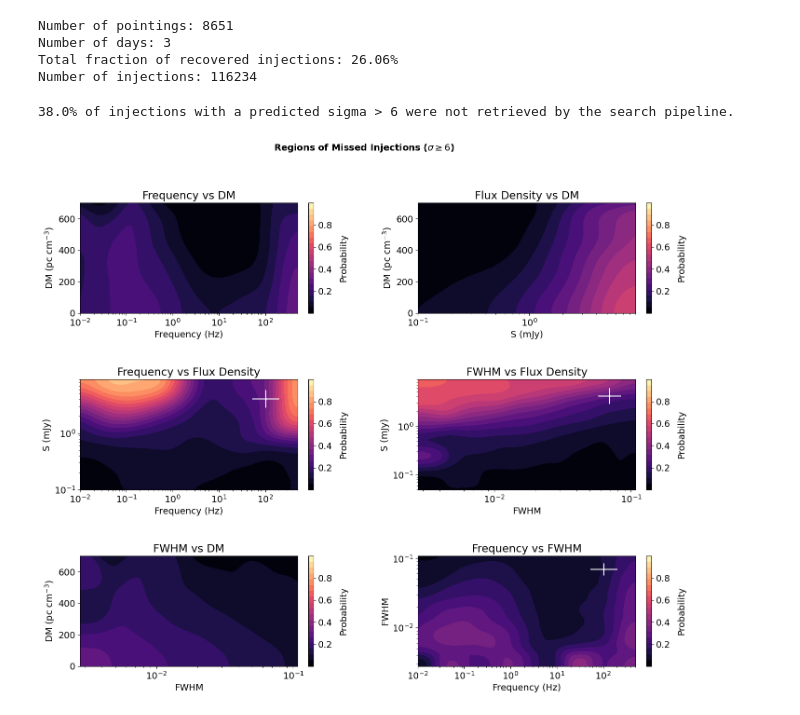
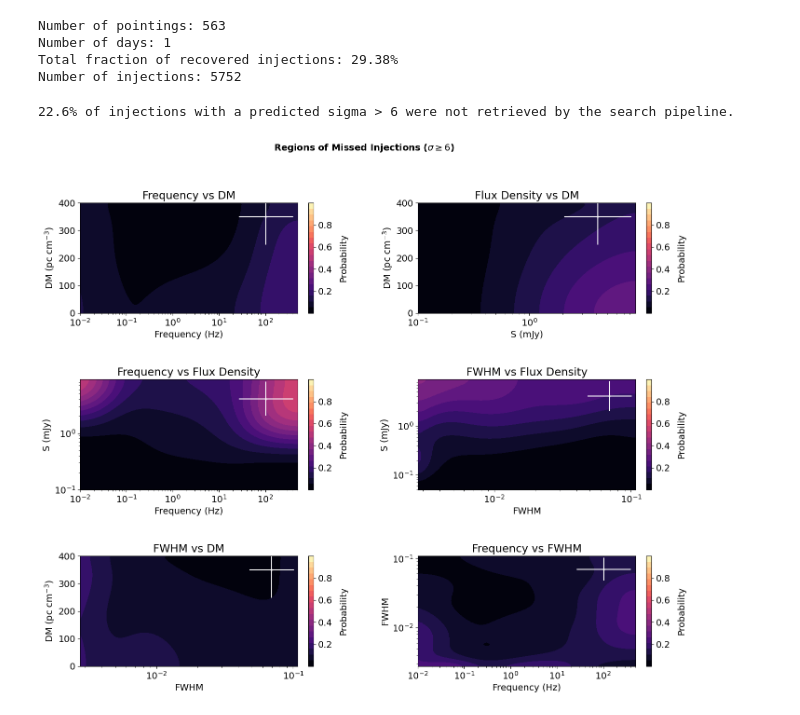
Before and after one commit to chime-sps/Transmissivity, a Jupyter notebook: results/missed_injections.ipynb, the cells around one changed output. Cells and saved outputs as stored; diff of their text form; code cells hidden in the pictures.

Commit message:
better retrieval version

```diff
--- a/results/missed_injections.ipynb
+++ b/results/missed_injections.ipynb
@@ -11,7 +11,7 @@ import os
 sys.path.append(os.path.abspath('..'))
 from scripts.analysis_utils import get_density2d, make_levels, add_colorbar, add_crosshair
 # %%
-data = np.loadtxt('all_real_output.txt')
+data = np.loadtxt('better_retrieval_output.txt')
 data = data[np.isin(data[:, 2], [20251113.0, 20251116.0, 20251119.0])]
 print(f'Number of pointings: {len(np.unique(data[:, 0:2], axis=0))}')
 print(f'Number of days: {len(np.unique(data[:, 2]))}')
@@ -27,10 +27,10 @@ fwhm_array = np.load('../profiles/TPA_fwhm.npy')
 fwhm = fwhm_array[TPA_idx]
 data[:, 7] = fwhm
 # %% [output]
-Number of pointings: 8651
-Number of days: 3
-Total fraction of recovered injections: 26.06%
-Number of injections: 116234
+Number of pointings: 563
+Number of days: 1
+Total fraction of recovered injections: 29.38%
+Number of injections: 5752
 # %%
 #RA, Dec, Date, TPA_idx, f, DM, flux, fwhm, predicted_sigma...
 sigma_mask = data[:, 8] > 6. #threshold for candidates
@@ -39,21 +39,21 @@ should_have_detected = data[sigma_mask & missed_mask]
 print(f'{len(should_have_detected) / len(data[sigma_mask]) * 100:.1f}% of injections with a \
 predicted sigma > 6 were not retrieved by the search pipeline.')
 # %% [output]
-38.0% of injections with a predicted sigma > 6 were not retrieved by the search pipeline.
+22.6% of injections with a predicted sigma > 6 were not retrieved by the search pipeline.
 # %%
 RA_bins = np.arange(min(RA), max(RA), 0.5)
 Dec_bins = np.arange(min(Dec), max(Dec), 0.5)
 f_bins = np.logspace(np.log10(min(f)), np.log10(max(f)), 1001)
-DM_bins = np.arange(min(DM), max(DM), 1.)
+DM_bins = np.arange(min(DM), 400, 1.)
 S_bins = np.logspace(np.log10(min(S)), np.log10(max(S)), 101)
 fwhm_bins = np.logspace(np.log10(min(fwhm)), -0.95, 101)
 
 RA_dev = 10
 Dec_dev = 10
-f_dev = 50
+f_dev = 100
 DM_dev = 100
-S_dev = 5
-FWHM_dev = 5
+S_dev = 10
+FWHM_dev = 10
 # %%
 dm_f_injected, dm_f_missed = get_density2d(data, 5, 4, DM_bins, f_bins, type = 'missed')
 dm_f_inj_smooth = gaussian_filter(dm_f_injected, (DM_dev, f_dev))
@@ -106,7 +106,7 @@ axes[0, 0].set_xlabel('Frequency (Hz)')
 axes[0, 0].set_ylabel(r'DM (pc cm$^{-3}$)')
 axes[0, 0].set_title('Frequency vs DM')
 axes[0, 0].set_xlim(1e-2, max(f_bins))
-axes[0, 0].set_ylim(0, 700)
+axes[0, 0].set_ylim(0, 400)
 add_colorbar(fig, axes[0, 0], cf0, tick_locs = [0.2, 0.4, 0.6, 0.8])
 add_crosshair(axes[0, 0], f_bins, DM_bins, f_dev, DM_dev, x_log=True)
 
@@ -118,7 +118,7 @@ axes[0, 1].set_xlabel('S (mJy)')
 axes[0, 1].set_ylabel(r'DM (pc cm$^{-3}$)')
 axes[0, 1].set_title('Flux Density vs DM')
 axes[0, 1].set_xlim(1e-1, max(S_bins) - 1)
-axes[0, 1].set_ylim(0, 700)
+axes[0, 1].set_ylim(0, 400)
 add_colorbar(fig, axes[0, 1], cf1, tick_locs = [0.2, 0.4, 0.6, 0.8])
 add_crosshair(axes[0, 1], S_bins, DM_bins, S_dev, DM_dev, x_log=True)
 
@@ -147,32 +147,32 @@ axes[1, 1].set_ylim(5e-2, max(S_bins) -1 )
 add_colorbar(fig, axes[1, 1], cf3, tick_locs = [0.2, 0.4, 0.6, 0.8])
 add_crosshair(axes[1, 1], fwhm_bins, S_bins, FWHM_dev, S_dev, x_log=True, y_log=True)
 
 #FWHM vs DM
 cf4 = axes[2, 0].contourf(fwhm_bins[:-1], DM_bins[:-1], dm_fwhm_miss_p,
                            levels=make_levels(dm_fwhm_miss_p), cmap='magma')
 axes[2, 0].set_xscale('log')
 axes[2, 0].set_xlabel('FWHM')
 axes[2, 0].set_ylabel(r'DM (pc cm$^{-3}$)')
 axes[2, 0].set_title('FWHM vs DM')
-axes[2, 0].set_ylim(0, 700)
+axes[2, 0].set_ylim(0, 400)
 add_colorbar(fig, axes[2, 0], cf4, tick_locs = [0.2, 0.4, 0.6, 0.8])
 add_crosshair(axes[2, 0], fwhm_bins, DM_bins, FWHM_dev, DM_dev, x_log=True)
 
 #f vs FWHM
 cf5 = axes[2, 1].contourf(f_bins[:-1], fwhm_bins[:-1], fwhm_f_miss_p,
                            levels=make_levels(fwhm_f_miss_p), cmap='magma')
 axes[2, 1].set_xscale('log')
 axes[2, 1].set_yscale('log')
 axes[2, 1].set_xlabel('Frequency (Hz)')
 axes[2, 1].set_ylabel('FWHM')
 axes[2, 1].set_title('Frequency vs FWHM')
 axes[2, 1].set_xlim(1e-2, max(f_bins))
 add_colorbar(fig, axes[2, 1], cf5, tick_locs = [0.2, 0.4, 0.6, 0.8])
 add_crosshair(axes[2, 1], f_bins, fwhm_bins, f_dev, FWHM_dev, x_log=True, y_log=True)
 
 fig.suptitle(r'Regions of Missed Injections ($\sigma \geq 6$)', fontsize=14, fontweight='bold')
 fig.get_layout_engine().set(h_pad=0.1, hspace=0.15, w_pad=0.1, wspace=0.1,
                             rect=[0, 0, 1, 0.95])
 plt.show()
 # %% [output]
-[figure, old version]
+[figure, new version]
```
